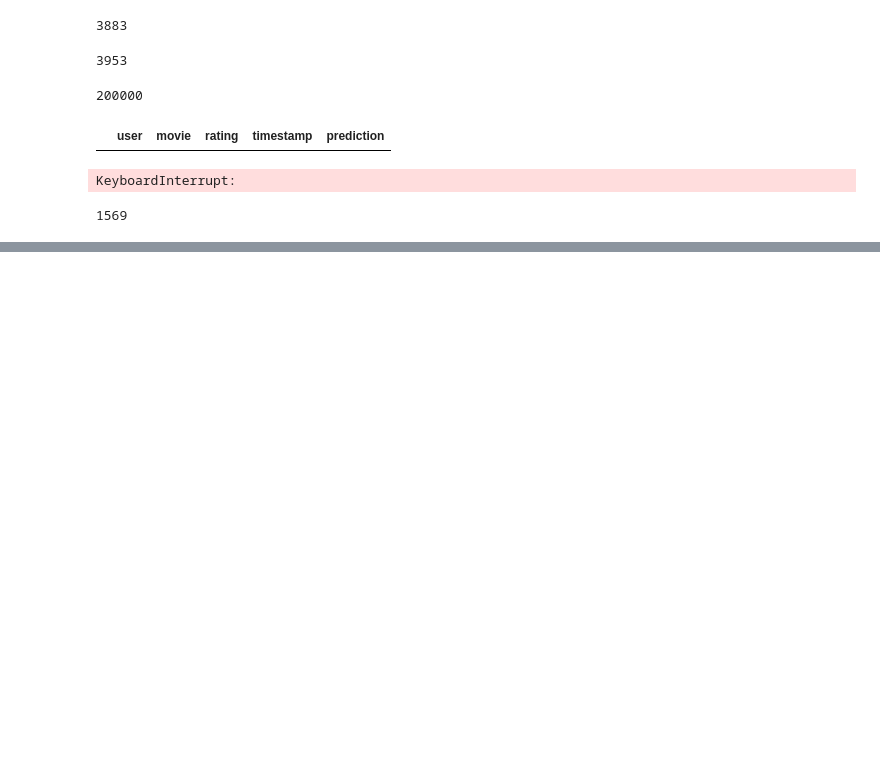
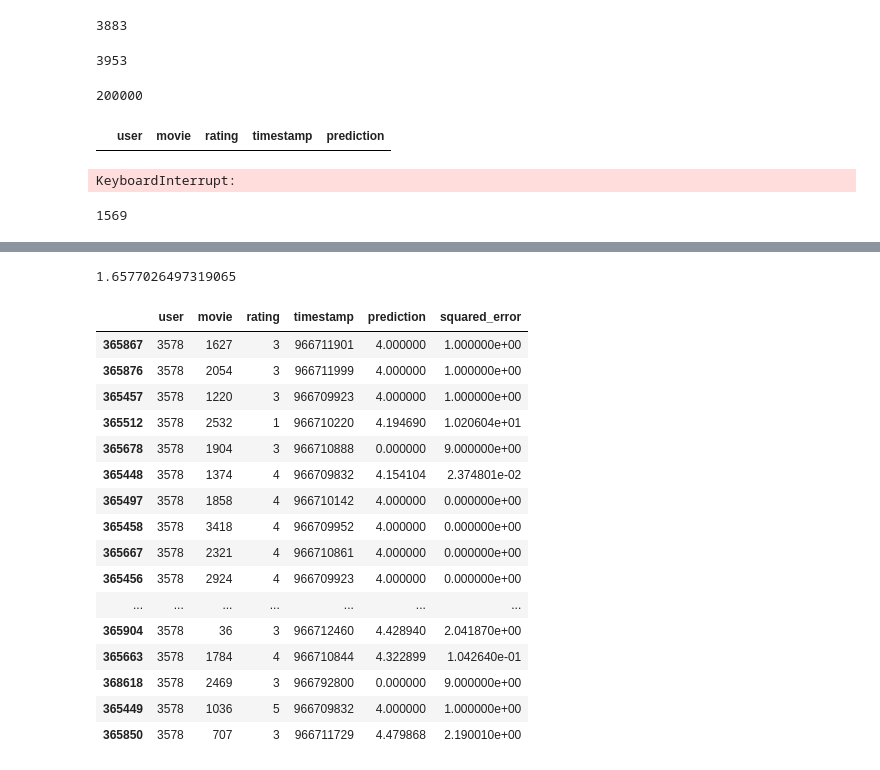
Before and after one commit to andrewmmeans/dsi-movie-recommender, a Jupyter notebook: EDA.ipynb, the cells around one changed output, grey strips where cells are left out. Drawn from its saved outputs; the diff is of its cells as text; code cells hidden in the pictures; blank space fills up the shorter version.

```diff
--- a/EDA.ipynb
+++ b/EDA.ipynb
@@ -479,0 +484,4 @@ len(user_pred)
+# %%
+user_3578 = test[test.user == 3578]
+user_3578['prediction'] = predictions[test[test.user == 3578].movie.values]
+user_3578['squared_error'] = (user_3578['rating'] - user_3578['prediction'])**2
@@ -480,3 +499,27 @@ len(user_pred)
+# %%
+np.sqrt(user_3578['squared_error'].sum()/len(user_3578))
+# %% [output]
+1.6577026497319065
+# %%
+user_3578
+# %% [output]
+|  | user | movie | rating | timestamp | prediction | squared_error |
+| 365867 | 3578 | 1627 | 3 | 966711901 | 4.000000 | 1.000000e+00 |
+| 365876 | 3578 | 2054 | 3 | 966711999 | 4.000000 | 1.000000e+00 |
+| 365457 | 3578 | 1220 | 3 | 966709923 | 4.000000 | 1.000000e+00 |
+| 365512 | 3578 | 2532 | 1 | 966710220 | 4.194690 | 1.020604e+01 |
+| 365678 | 3578 | 1904 | 3 | 966710888 | 0.000000 | 9.000000e+00 |
+| 365448 | 3578 | 1374 | 4 | 966709832 | 4.154104 | 2.374801e-02 |
+| 365497 | 3578 | 1858 | 4 | 966710142 | 4.000000 | 0.000000e+00 |
+| 365458 | 3578 | 3418 | 4 | 966709952 | 4.000000 | 0.000000e+00 |
+| 365667 | 3578 | 2321 | 4 | 966710861 | 4.000000 | 0.000000e+00 |
+| 365456 | 3578 | 2924 | 4 | 966709923 | 4.000000 | 0.000000e+00 |
+| ... | ... | ... | ... | ... | ... | ... |
+| 365904 | 3578 | 36 | 3 | 966712460 | 4.428940 | 2.041870e+00 |
+| 365663 | 3578 | 1784 | 4 | 966710844 | 4.322899 | 1.042640e-01 |
+| 368618 | 3578 | 2469 | 3 | 966792800 | 0.000000 | 9.000000e+00 |
+| 365449 | 3578 | 1036 | 5 | 966709832 | 4.000000 | 1.000000e+00 |
+| 365850 | 3578 | 707 | 3 | 966711729 | 4.479868 | 2.190010e+00 |
 # %%
 from pyspark.ml.recommendation import ALS
 
```
Also changed, not shown: parts of 2 cells of this notebook, 1 other file.
